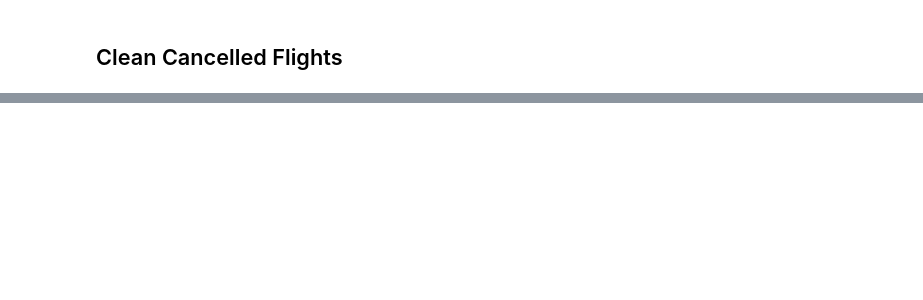
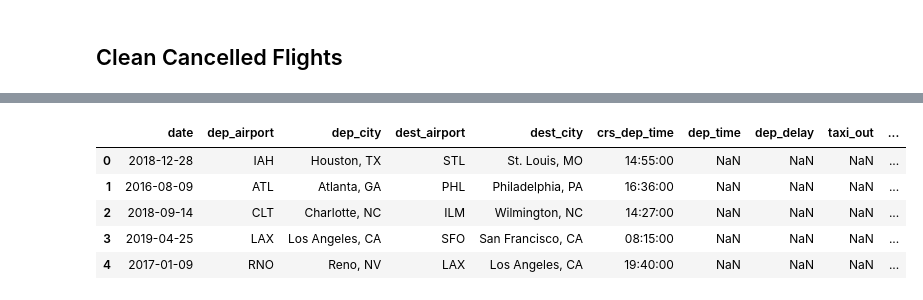
Before and after one commit to thaysmartinez/flights-data-exploration, a Jupyter notebook: clean-flights-data.ipynb, the cells around one changed output, grey strips where cells are left out. Drawn from its saved outputs; the diff is of its cells as text; code cells hidden in the pictures; blank space fills up the shorter version.

```diff
--- a/clean-flights-data.ipynb
+++ b/clean-flights-data.ipynb
@@ -174,24 +181,33 @@ cancelled = cancelled.apply(converter)
 # %%
 # Convert columns to time timestamp
 for column in columns:
-    cancelled[column] = cancelled[column].apply(lambda x: datetime.strptime(x, '%H%M').time())
+    df2[column] = df2[column].apply(lambda x: datetime.strptime(x, '%H%M').time())
 # %%
 # Apply timedelta
 time_diff = lambda x: datetime.combine(date.min, x)
-cancelled['crs_elapsed_time'] = (cancelled['crs_arr_time'].apply(time_diff)
-                                    - cancelled['crs_dep_time'].apply(time_diff))
+df2['crs_elapsed_time'] = (df2['crs_arr_time'].apply(time_diff)
+                           - df2['crs_dep_time'].apply(time_diff))
 # %%
 # Convert to minutes
 ls_minutes = []
-for item in cancelled['crs_elapsed_time']:
+for item in df2['crs_elapsed_time']:
     ls_minutes.append(item.total_seconds()/60)
 
-cancelled['crs_elapsed_time'] = ls_minutes
+df2['crs_elapsed_time'] = ls_minutes
 # %%
 # Convert to int
-columns = ['fl_type', 'diverted', 'crs_elapsed_time', 'distance']
+columns = ['crs_elapsed_time', 'distance']
 converter = (lambda x: x.astype(int) if x.name in columns else x)
 
-cancelled = cancelled.apply(converter)
+df2 = df2.apply(converter)
+# %%
+df2.head()
+# %% [output]
+|  | date | dep_airport | dep_city | dest_airport | dest_city | crs_dep_time | dep_time | dep_delay | taxi_out | ... |
+| 0 | 2018-12-28 | IAH | Houston, TX | STL | St. Louis, MO | 14:55:00 | NaN | NaN | NaN | ... |
+| 1 | 2016-08-09 | ATL | Atlanta, GA | PHL | Philadelphia, PA | 16:36:00 | NaN | NaN | NaN | ... |
+| 2 | 2018-09-14 | CLT | Charlotte, NC | ILM | Wilmington, NC | 14:27:00 | NaN | NaN | NaN | ... |
+| 3 | 2019-04-25 | LAX | Los Angeles, CA | SFO | San Francisco, CA | 08:15:00 | NaN | NaN | NaN | ... |
+| 4 | 2017-01-09 | RNO | Reno, NV | LAX | Los Angeles, CA | 19:40:00 | NaN | NaN | NaN | ... |
 # %%
 # Assign nulls to columns not used
```
Also changed, not shown: parts of 33 cells of this notebook.
